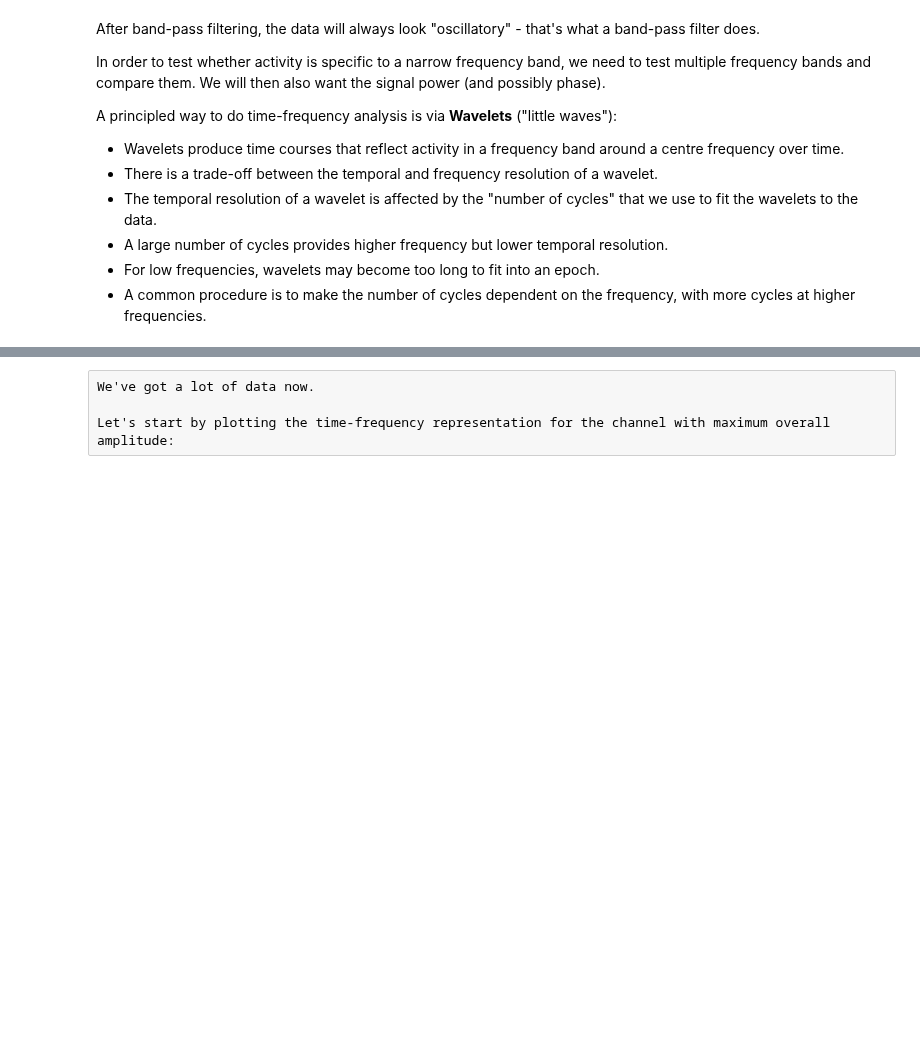
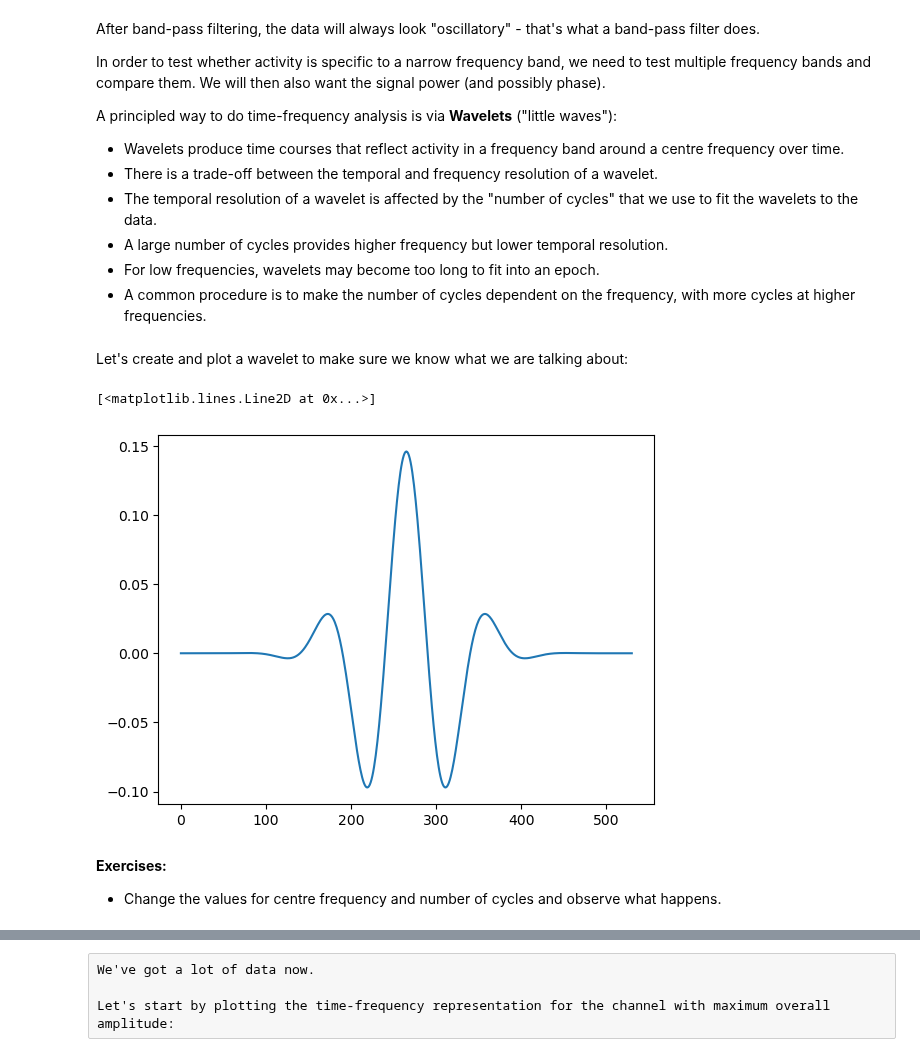
Before and after one commit to MRC-CBU/COGNESTIC, a Jupyter notebook: 08_EEG_MEG/C_0_TimeFrequencySensors.ipynb, the cells around one changed output, grey strips where cells are left out. Saved outputs shown, nothing was run; the diff lists cells and outputs as text; code cells hidden in the pictures; blank space fills up the shorter version.

```diff
--- a/08_EEG_MEG/C_0_TimeFrequencySensors.ipynb
+++ b/08_EEG_MEG/C_0_TimeFrequencySensors.ipynb
@@ -174,6 +172,19 @@ A principled way to do time-frequency analysis is via **Wavelets** ("little wave
 - A large number of cycles provides higher frequency but lower temporal resolution.
 - For low frequencies, wavelets may become too long to fit into an epoch.
 - A common procedure is to make the number of cycles dependent on the frequency, with more cycles at higher frequencies.
+# %% [markdown]
+Let's create and plot a wavelet to make sure we know what we are talking about:
+# %%
+freq = 10.  # centre frequency of the wavelet
+sfreq = 1000.  # assumed sampling rate of the data
+wavelet = mne.time_frequency.morlet(sfreq, freq, n_cycles=freq/3.)  # Morlet wavelet as array
+plt.plot(wavelet)
+# %% [output]
+[<matplotlib.lines.Line2D at 0x...>]
+[figure, added]
+# %% [markdown]
+**Exercises:**
+* Change the values for centre frequency and number of cycles and observe what happens.
 # %%
 # we compute power over time for a list of frequencies
 freqs = np.logspace(*np.log10([6, 35]), num=8)
```
Also changed, not shown: parts of 6 cells of this notebook, 3 other files.
